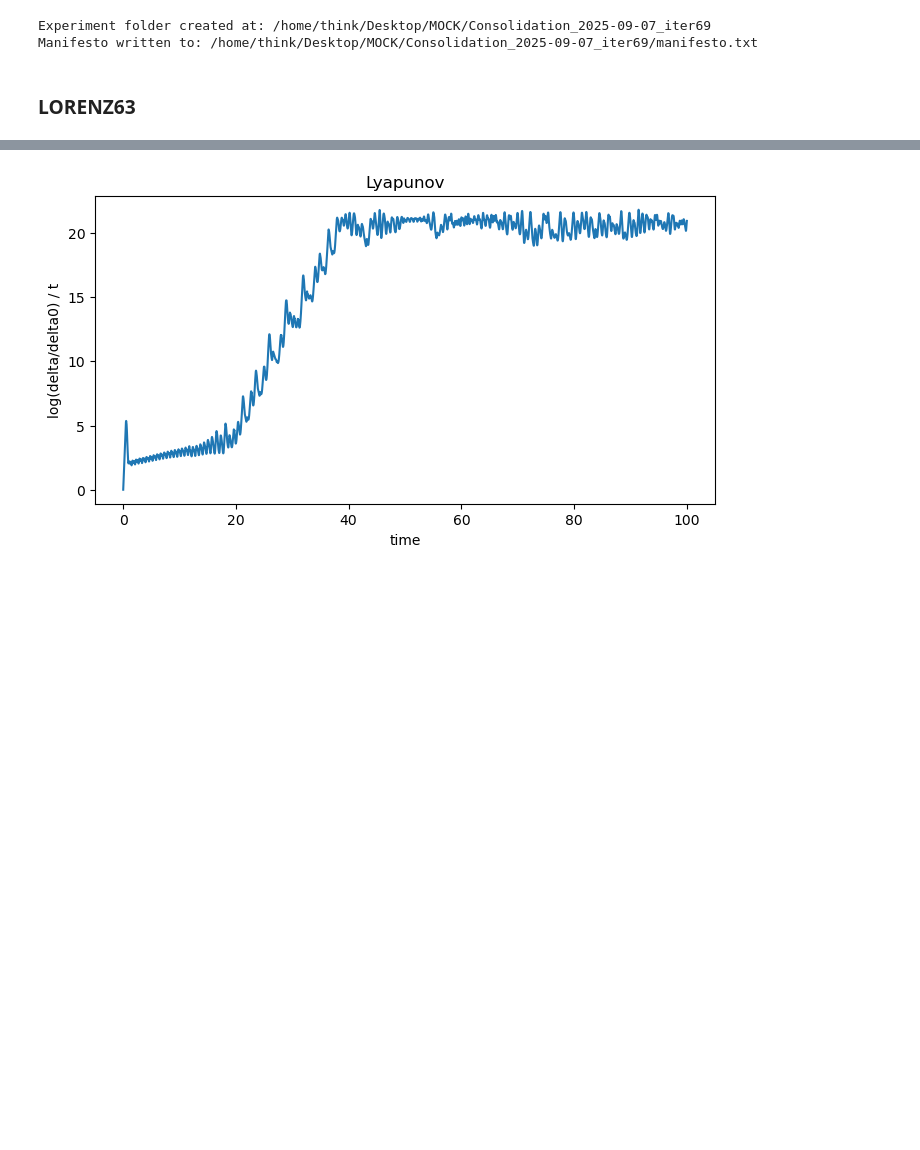
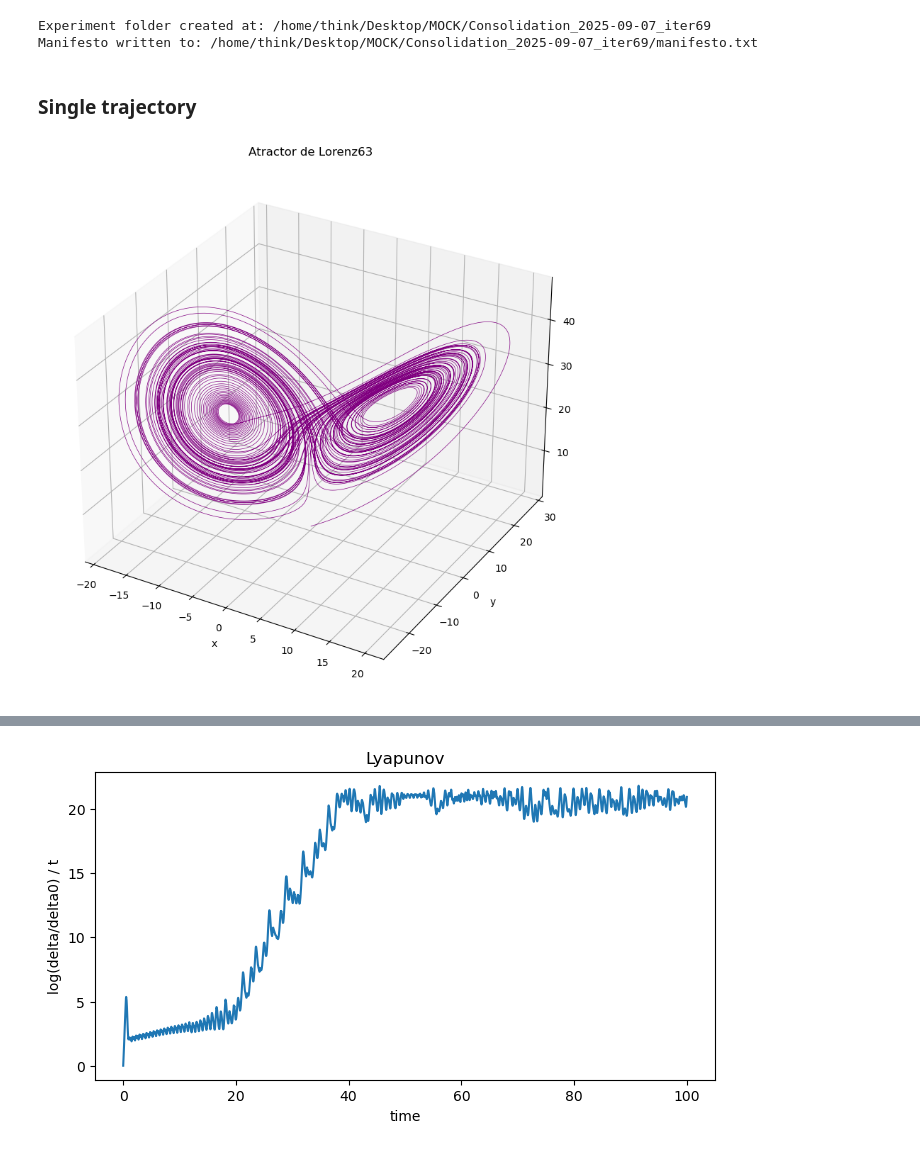
Before and after one commit to nxteventrying/chaos-ts-analysis, a Jupyter notebook: generation/lorenz.ipynb, the cells around one changed output, grey strips where cells are left out. Cells and saved outputs as stored; diff of their text form; code cells hidden in the pictures; blank space fills up the shorter version.

```diff
--- a/generation/lorenz.ipynb
+++ b/generation/lorenz.ipynb
@@ -34,5 +34,5 @@ print(f"Manifesto written to: {manifesto_path}")
 # %% [output]
 Experiment folder created at: /home/think/Desktop/MOCK/Consolidation_2025-09-07_iter69
 Manifesto written to: /home/think/Desktop/MOCK/Consolidation_2025-09-07_iter69/manifesto.txt
-# %% [markdown]
-### LORENZ63
+# %% [markdown]
+### Single trajectory
@@ -38,0 +48,24 @@ Manifesto written to: /home/think/Desktop/MOCK/Consolidation_2025-09-07_iter69/m
+# %%
+# Define model and params
+model_name = 'lorenz63'
+sigma = 10
+beta = 8/3
+rho = 28
+params = (sigma, beta, rho)
+binder = Binder(f"scripts.systems.{model_name}", model_name, params)
+binder.import_module()      # will reload if module is already in memory
+model_fixed = binder.fixer()
+
+# Define time span
+t_span = (0, 100)
+t_eval = np.linspace(t_span[0], t_span[1], 100000)
+# Define initial conditions
+y0 = np.array([0.1, 0.1, 0.1])
+
+# Solve each system
+ds1 = DynamicalSystem(model_fixed, y0, t_eval, notebook = True)
+_ = ds1.solve()
+# %%
+_ = ds1.plot(kind = '3d')
+# %% [output]
+[figure, added]
```
Also changed, not shown: parts of 22 cells of this notebook, 12 other files.
